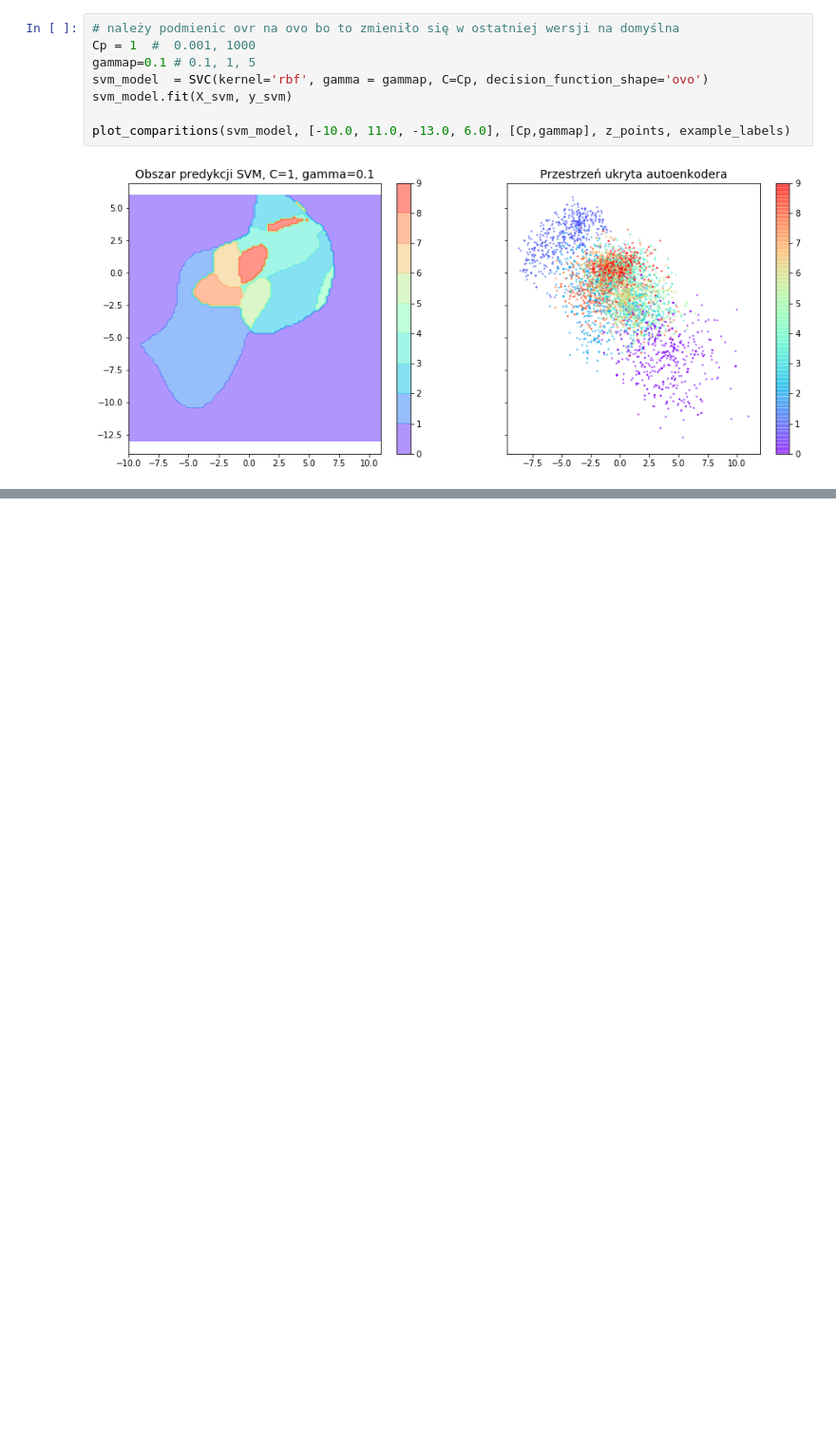
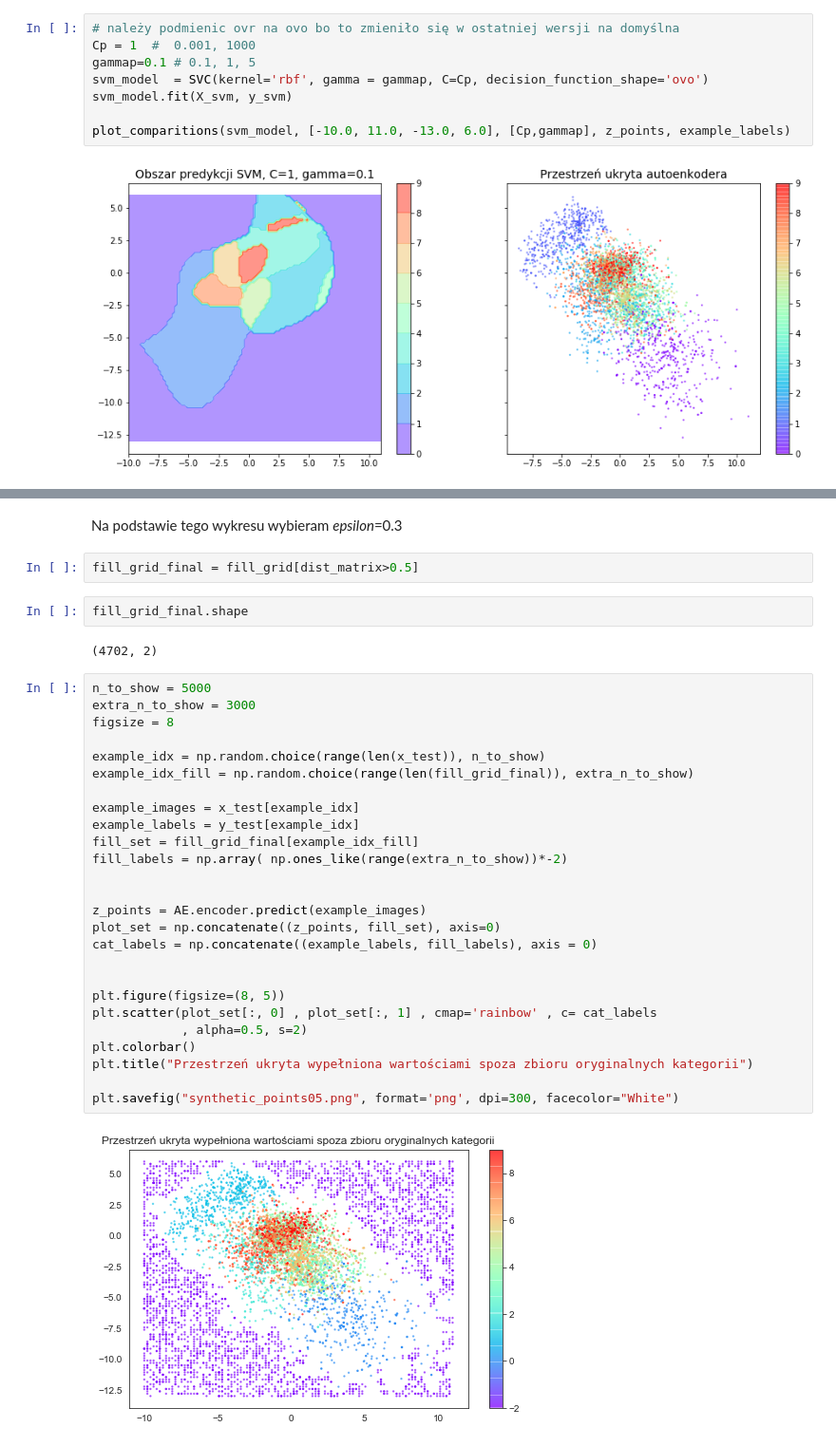
Before and after one commit to krisz17/latent_layer_SVM_classifier, a Jupyter notebook: SVM.ipynb, the cells around one changed output, grey strips where cells are left out. Shown: that part at 95% size. Cells and saved outputs as stored; diff of their text form; blank space fills up the shorter version.

```diff
--- a/SVM.ipynb
+++ b/SVM.ipynb
@@ -261,0 +301,36 @@ plot_comparitions(svm_model, [-10.0, 11.0, -13.0, 6.0], [Cp,gammap], z_points, e
+# %% [markdown]
+Na podstawie tego wykresu wybieram _epsilon_=0.3
+# %%
+fill_grid_final = fill_grid[dist_matrix>0.5]
+# %%
+fill_grid_final.shape
+# %% [output]
+(4702, 2)
+# %%
+n_to_show = 5000
+extra_n_to_show = 3000
+figsize = 8
+
+example_idx = np.random.choice(range(len(x_test)), n_to_show)
+example_idx_fill = np.random.choice(range(len(fill_grid_final)), extra_n_to_show)
+
+example_images = x_test[example_idx]
+example_labels = y_test[example_idx]
+fill_set = fill_grid_final[example_idx_fill]
+fill_labels = np.array( np.ones_like(range(extra_n_to_show))*-2)
+
+
+z_points = AE.encoder.predict(example_images)
+plot_set = np.concatenate((z_points, fill_set), axis=0)
+cat_labels = np.concatenate((example_labels, fill_labels), axis = 0)
+
+
+plt.figure(figsize=(8, 5))
+plt.scatter(plot_set[:, 0] , plot_set[:, 1] , cmap='rainbow' , c= cat_labels
+            , alpha=0.5, s=2)
+plt.colorbar()
+plt.title("Przestrzeń ukryta wypełniona wartościami spoza zbioru oryginalnych kategorii")
+
+plt.savefig("synthetic_points05.png", format='png', dpi=300, facecolor="White")
+# %% [output]
+[figure, added]
```
Also changed, not shown: parts of 11 cells of this notebook, 4 other files.
